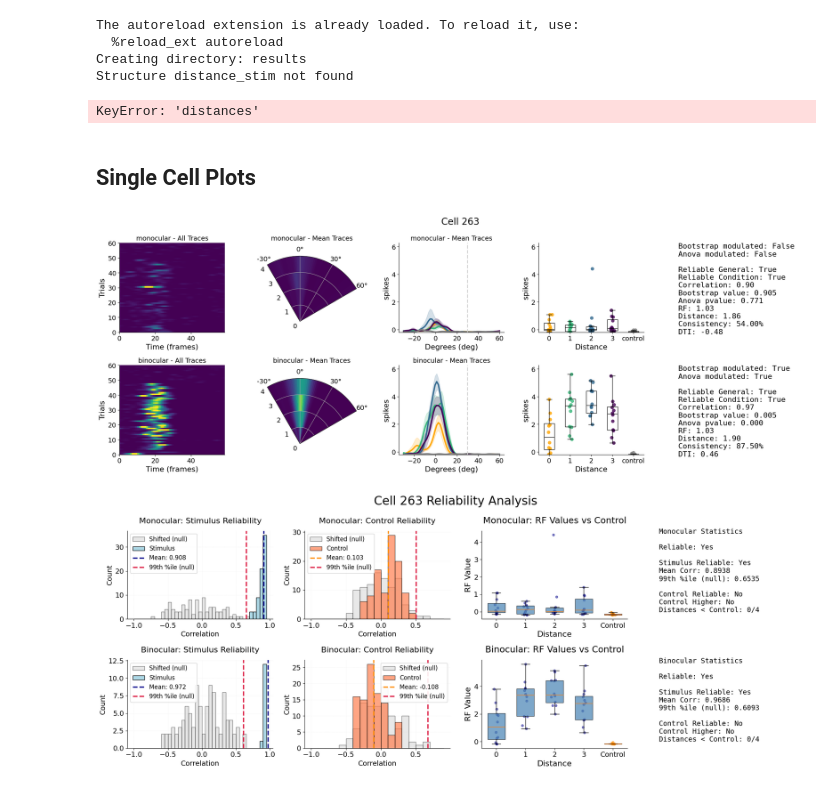
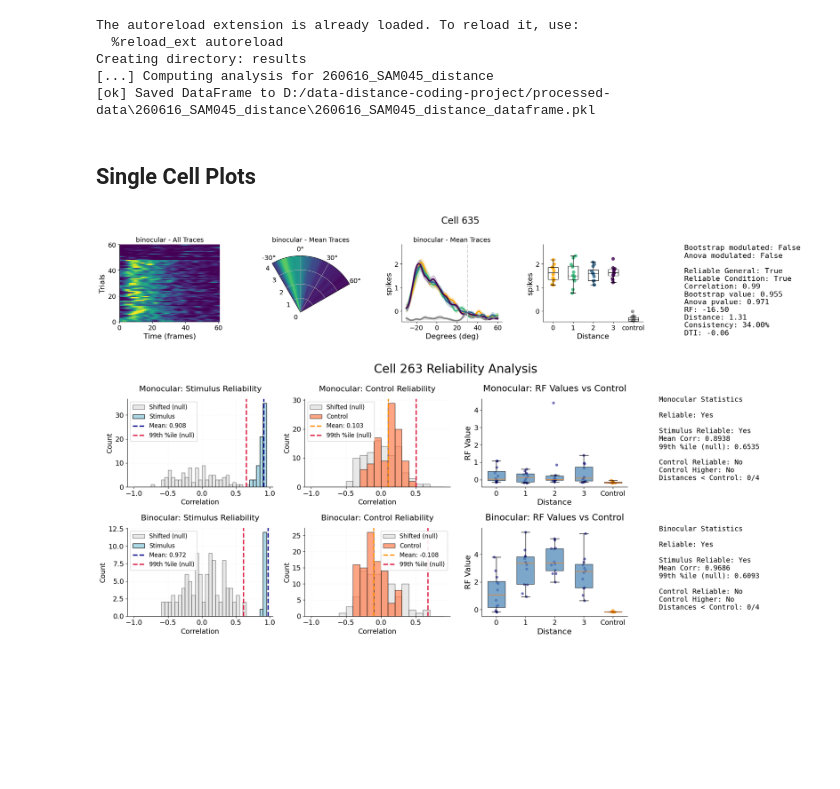
Before and after one commit to s-acosta/distance-project, a Jupyter notebook: radial-analysis/radial-notebooks/analysis-single-cell.ipynb, the cells around one changed output. Saved outputs shown, nothing was run; the diff lists cells and outputs as text; code cells hidden in the pictures; blank space fills up the shorter version.

Commit message:
added mini2p analysis

```diff
--- a/radial-analysis/radial-notebooks/analysis-single-cell.ipynb
+++ b/radial-analysis/radial-notebooks/analysis-single-cell.ipynb
@@ -12,31 +12,34 @@ from src.viz.CellVisualizer import CellVisualizer
 import numpy as np
 import matplotlib.pyplot as plt
 import pickle
+from src.workflows import analyze_session
 
 %load_ext autoreload
 %autoreload 2
 
-mouse_name = 'SAM044'
-record_date = '260326'
-experiment_name = 'distance_normal'
+mouse_name = 'SAM045'
+record_date = '260616'
+experiment_name = 'distance'
 
-device = RadialDevice(mouse_name=mouse_name, record_date = record_date, experiment_name = experiment_name)
+df, device = analyze_session(mouse_name=mouse_name, record_date=record_date,
+                                                experiment_name=experiment_name, show_plots=False)
+
 analyzer = CellAnalyzer(device)
 visualizer = CellVisualizer(device)
 # %% [output]
 The autoreload extension is already loaded. To reload it, use:
   %reload_ext autoreload
 Creating directory: results
-Structure distance_stim not found
+[...] Computing analysis for 260616_SAM045_distance
+[ok] Saved DataFrame to D:/data-distance-coding-project/processed-data\260616_SAM045_distance\260616_SAM045_distance_dataframe.pkl
-KeyError: 'distances'
 # %% [markdown]
 ## Single Cell Plots
 # %%
-cell = 263
+cell = 635
 
 fig = visualizer.plot_all_traces_colormap_distances(cell = cell)
 # %% [output]
-[figure, old version]
+[figure, new version]
 # %%
 cell = 263
 fig = visualizer.plot_reliability_analysis(cell = cell)
```
Also changed, not shown: 22 other files.
